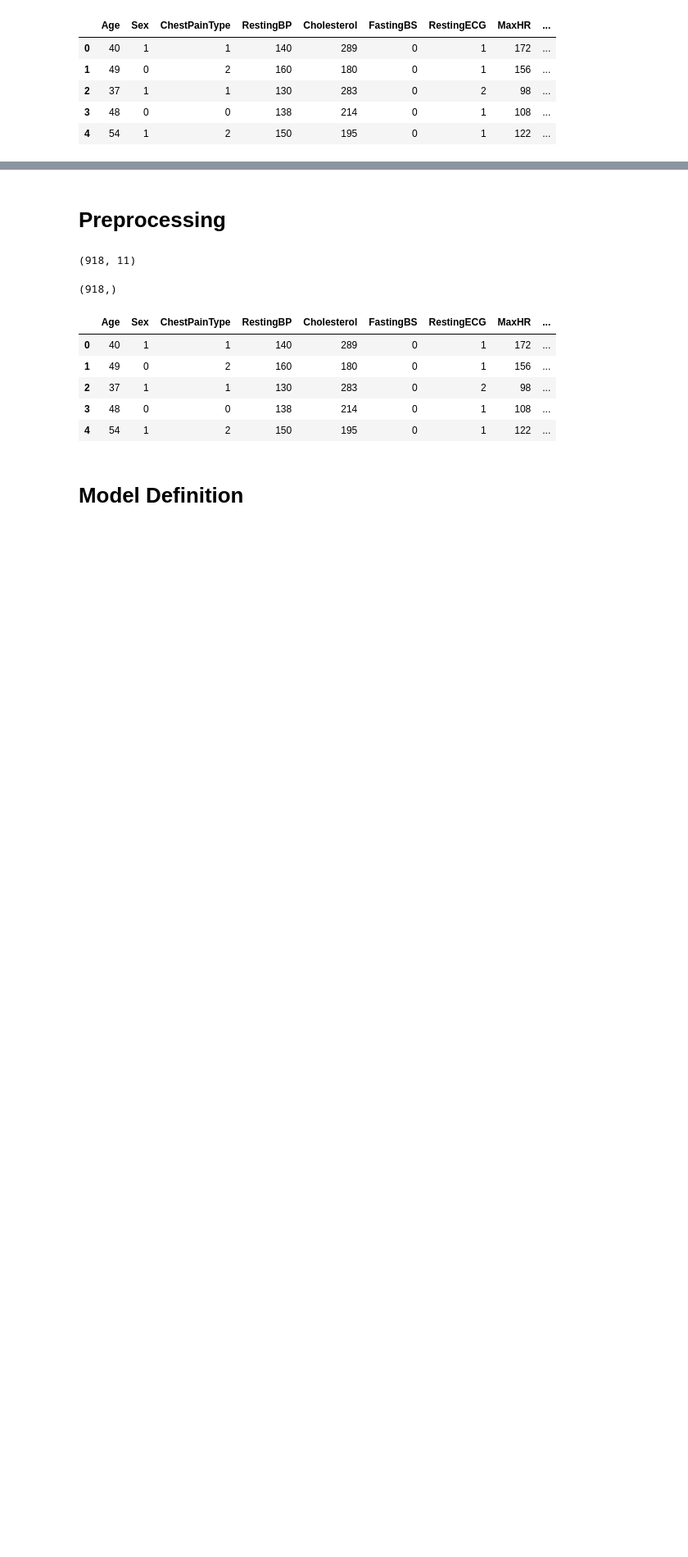
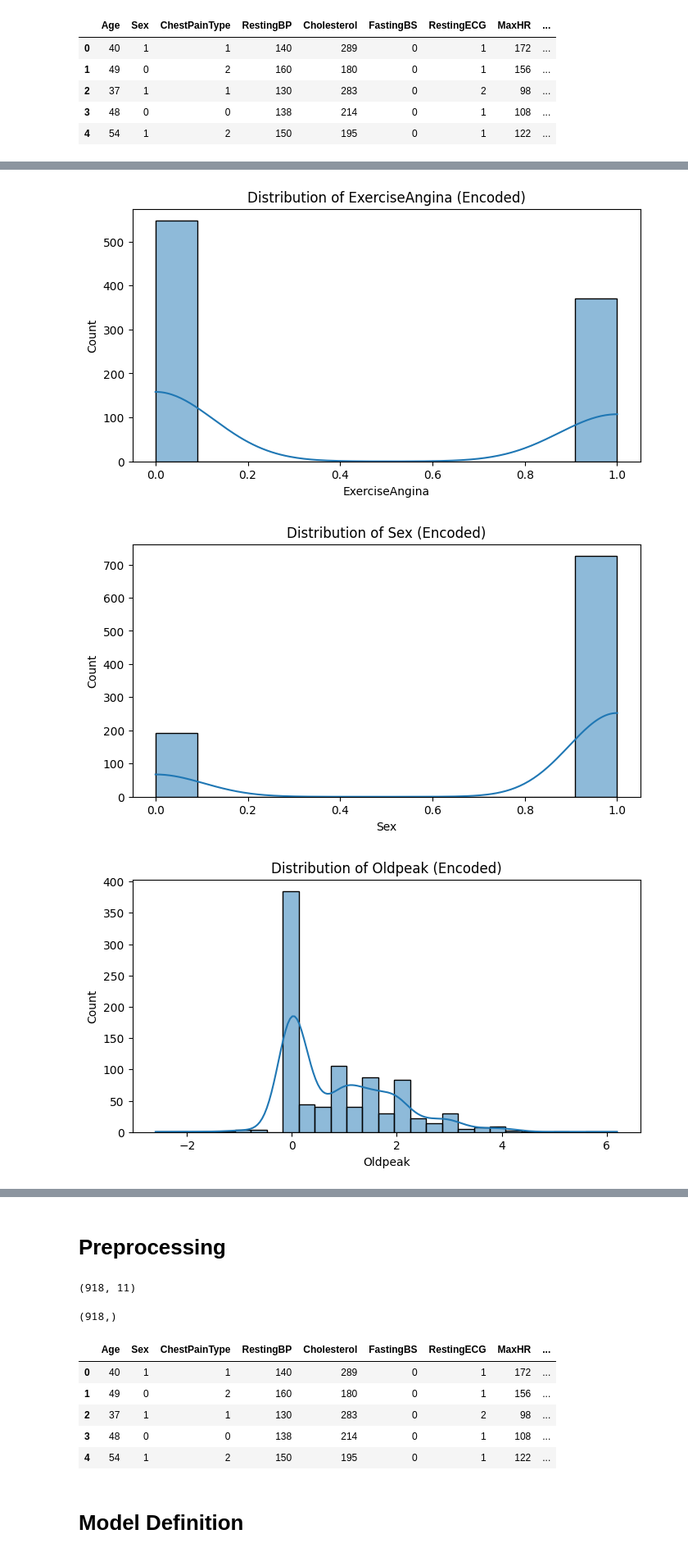
Before and after one commit to Elaheh-P/Heart_Disease_Deeplearnig, a Jupyter notebook: HeartDisease_DL.ipynb, the cells around one changed output, grey strips where cells are left out. Shown at 82% size. Drawn from its saved outputs; the diff is of its cells as text; code cells hidden in the pictures; blank space fills up the shorter version.

```diff
--- a/HeartDisease_DL.ipynb
+++ b/HeartDisease_DL.ipynb
@@ -129,0 +118,16 @@ Males are more likely to have heart problems than females.
+# %%
+df_encoded.columns = df_encoded.columns.str.strip()  # removes extra spaces
+features = ['ExerciseAngina', 'Sex', 'Oldpeak']
+
+# Plot each feature
+for feature in features:
+    plt.figure(figsize=(8, 4))
+    sns.histplot(df_encoded[feature], kde=True)  # kde=True adds smooth curve
+    plt.title(f'Distribution of {feature} (Encoded)')
+    plt.xlabel(feature)
+    plt.ylabel('Count')
+    plt.show()
+# %% [output]
+[figure, added]
+[figure, added]
+[figure, added]
```
Also changed, not shown: parts of 11 cells of this notebook.
